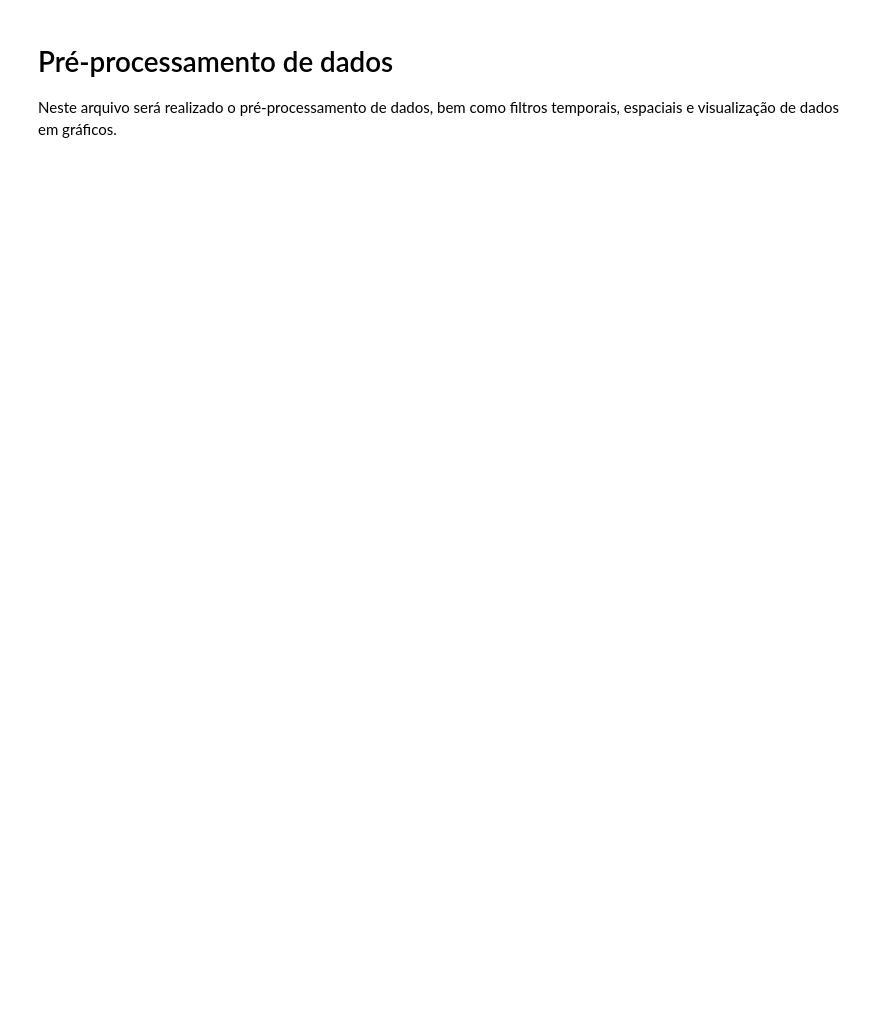
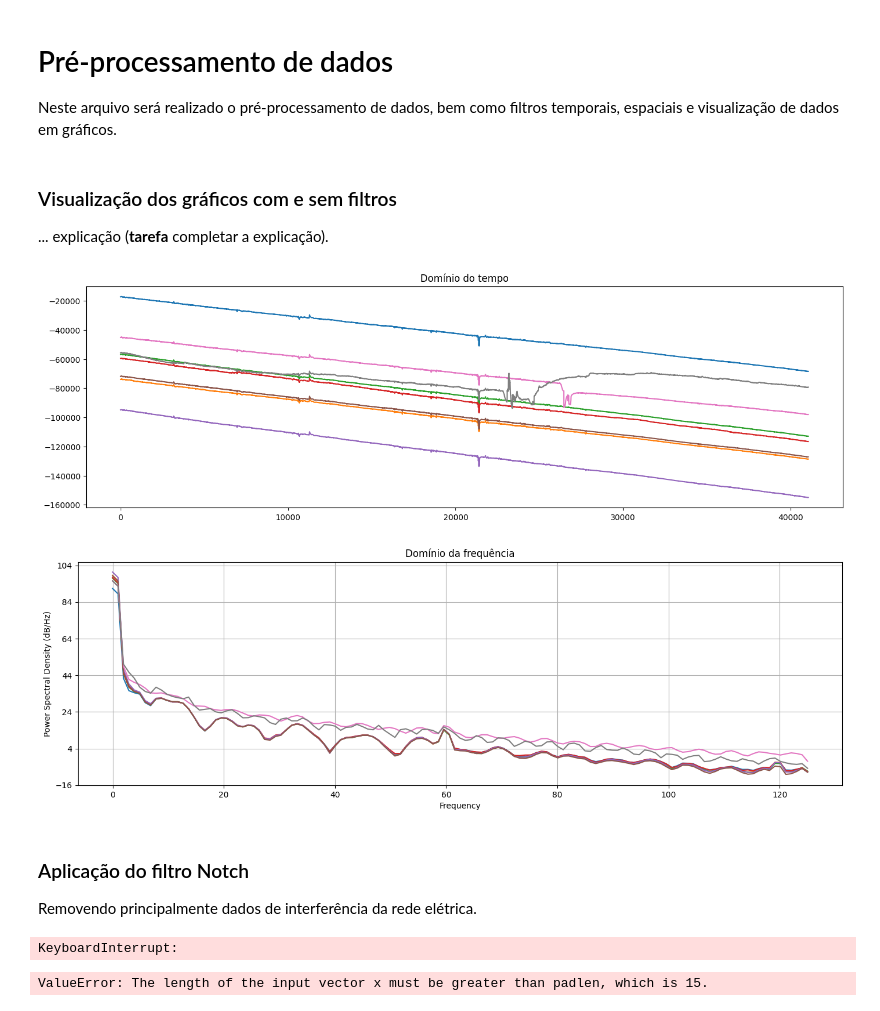
Before and after one commit to bneurd/tutoriais, a Jupyter notebook: Focus/src/preprocessing.ipynb, the cells around one changed output. Drawn from its saved outputs; the diff is of its cells as text; code cells hidden in the pictures; blank space fills up the shorter version.

```diff
--- a/Focus/src/preprocessing.ipynb
+++ b/Focus/src/preprocessing.ipynb
@@ -38,3 +38,42 @@ def butter_notch(data, cutoff, var=1, fs=200, order=4):
     high = (cutoff + var) / nyq
     b, a = signal.iirfilter(order, [low, high], btype='bandstop', ftype="butter")
     return signal.filtfilt(b, a, data)
+# %% [markdown]
+### Visualização dos gráficos com e sem filtros
+
+... explicação (**tarefa** completar a explicação).
+# %%
+def print_graphs(data):
+    for i in range(data.shape[1]):
+        plt.plot(data[:,i])
+    plt.title('Domínio do tempo')
+    plt.show()
+
+    for i in range(data.shape[1]):
+        plt.psd(data[:,i], Fs=250)
+    plt.title('Domínio da frequência')
+    plt.show()
+# %%
+# Apresentação dos dados sem aplicação dos filtros.
+
+data = np.load('../dataset/data.npy')
+
+rcParams['figure.figsize'] = [17., 5.]
+print_graphs(data)
+# %% [output]
+[figure, added]
+[figure, added]
+# %% [markdown]
+### Aplicação do filtro Notch
+
+Removendo principalmente dados de interferência da rede elétrica.
+# %%
+data_filtered = butter_notch(data, 60)
+print_graphs(data_filtered)
+# %% [output]
+KeyboardInterrupt:
+# %%
+data_filtered = butter_highpass(data, 5, fs=250)
+print_graphs(data_filtered)
+# %% [output]
+ValueError: The length of the input vector x must be greater than padlen, which is 15.
```
Also changed, not shown: parts of 1 cell of this notebook, 1 other file.
